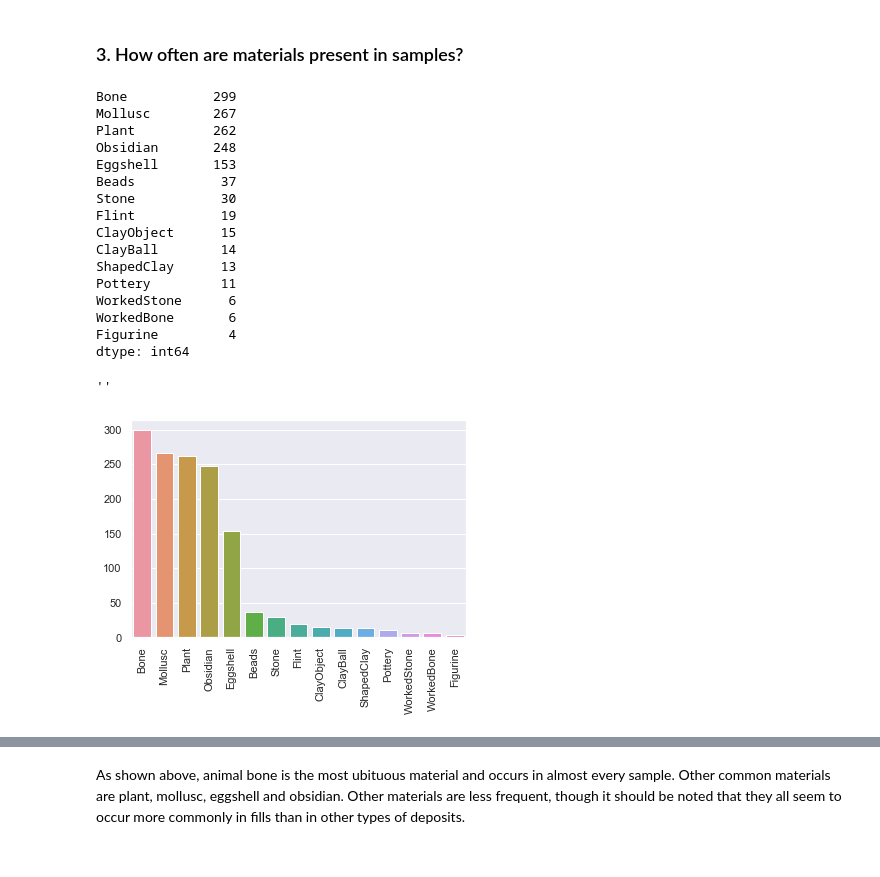
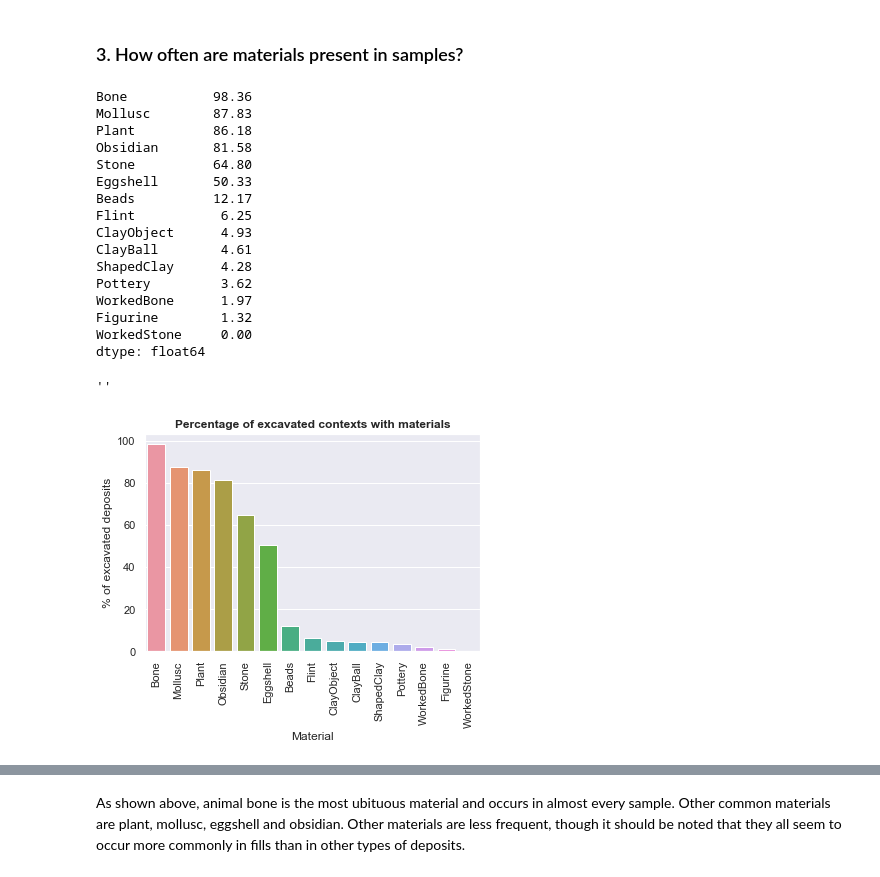
Before and after one commit to MilVas/Building77, a Jupyter notebook: HR_exploratory_analysis.ipynb, the cells around one changed output, grey strips where cells are left out. Drawn from its saved outputs; the diff is of its cells as text; code cells hidden in the pictures.

```diff
--- a/HR_exploratory_analysis.ipynb
+++ b/HR_exploratory_analysis.ipynb
@@ -163,31 +171,44 @@ We see that the fills have higher median volumes than the other two deposit type
 #retrieving columns with material
 cols= df.iloc[:, 5:20]
 cols.columns
+
+#Creating a new dataframe with presence/absence
+presence = df.copy()
+presence[cols.columns]= np.where(presence[cols.columns]>0, 1, 0)
+
 # Count of samples in which each material is present
-ubiquity = df[cols.columns].count().sort_values(ascending=False)
-ubiquity
+pres = presence[cols.columns].sum().sort_values(ascending=False)
+
+#Calculating percentage of contexts containing each material
+pres = pres/len(presence)*100
+pres=round(pres.sort_values(ascending=False),2)
+pres
 # %% [output]
-Bone           299
-Mollusc        267
-Plant          262
-Obsidian       248
-Eggshell       153
-Beads           37
-Stone           30
-Flint           19
-ClayObject      15
-ClayBall        14
-ShapedClay      13
-Pottery         11
-WorkedStone      6
-WorkedBone       6
-Figurine         4
-dtype: int64
+Bone           98.36
+Mollusc        87.83
+Plant          86.18
+Obsidian       81.58
+Stone          64.80
+Eggshell       50.33
+Beads          12.17
+Flint           6.25
+ClayObject      4.93
+ClayBall        4.61
+ShapedClay      4.28
+Pottery         3.62
+WorkedBone      1.97
+Figurine        1.32
+WorkedStone     0.00
+dtype: float64
-# %%
-sns.barplot(x=ubiquity.index, y=ubiquity)
-plt.xticks(rotation=90)
-;
-# %% [output]
-''
-[figure, removed]
+# %%
+#Visualising the result
+a = sns.barplot(x=pres.index, y=pres)
+plt.xticks(rotation=90)
+a.set_xlabel('Material')
+a.set_ylabel('% of excavated deposits')
+a.set_title('Percentage of excavated contexts with materials',fontweight='bold')
+;
+# %% [output]
+''
+[figure, added]
 # %% [markdown]
```
Also changed, not shown: parts of 26 cells of this notebook, 1 other file.
